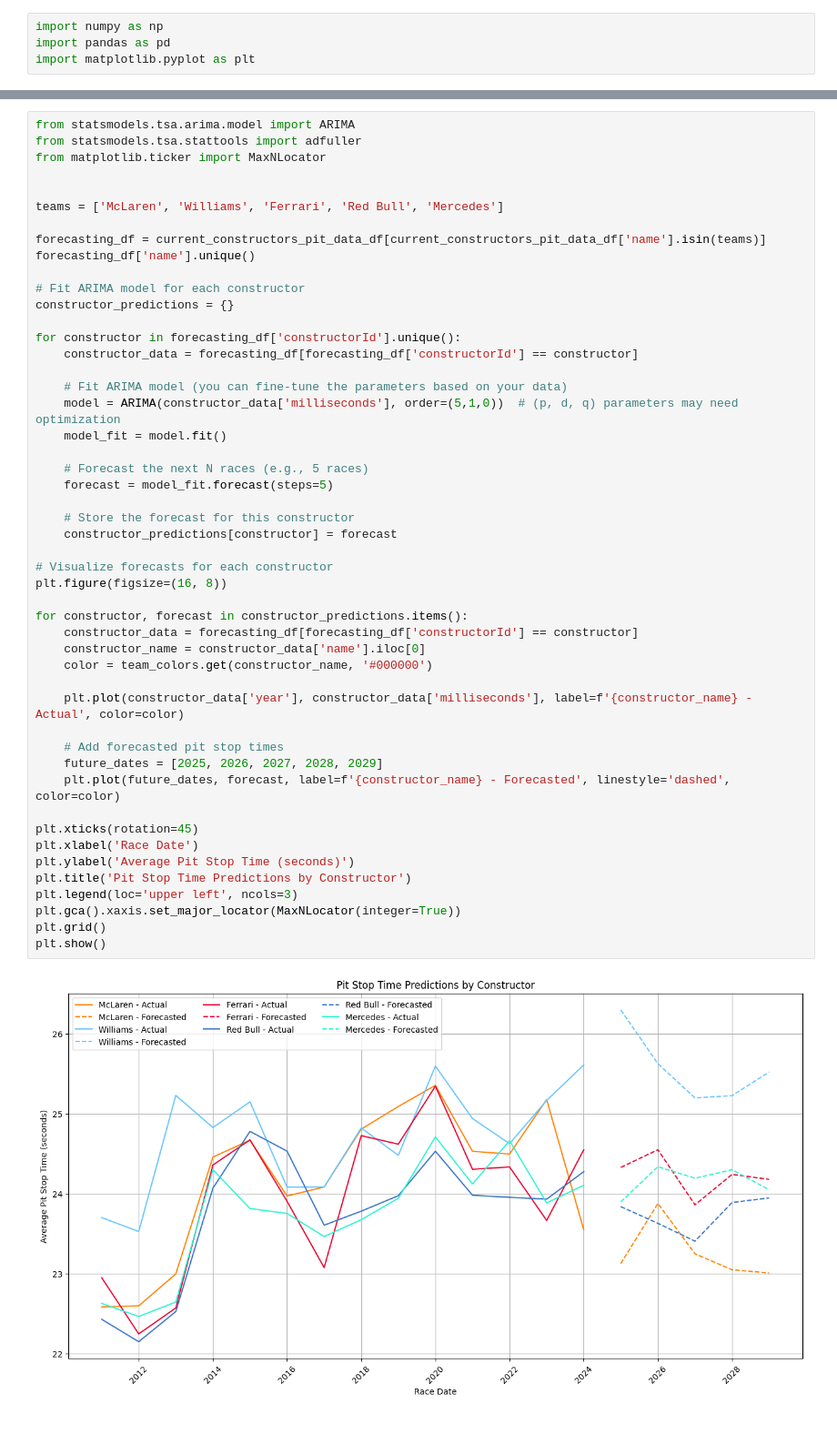
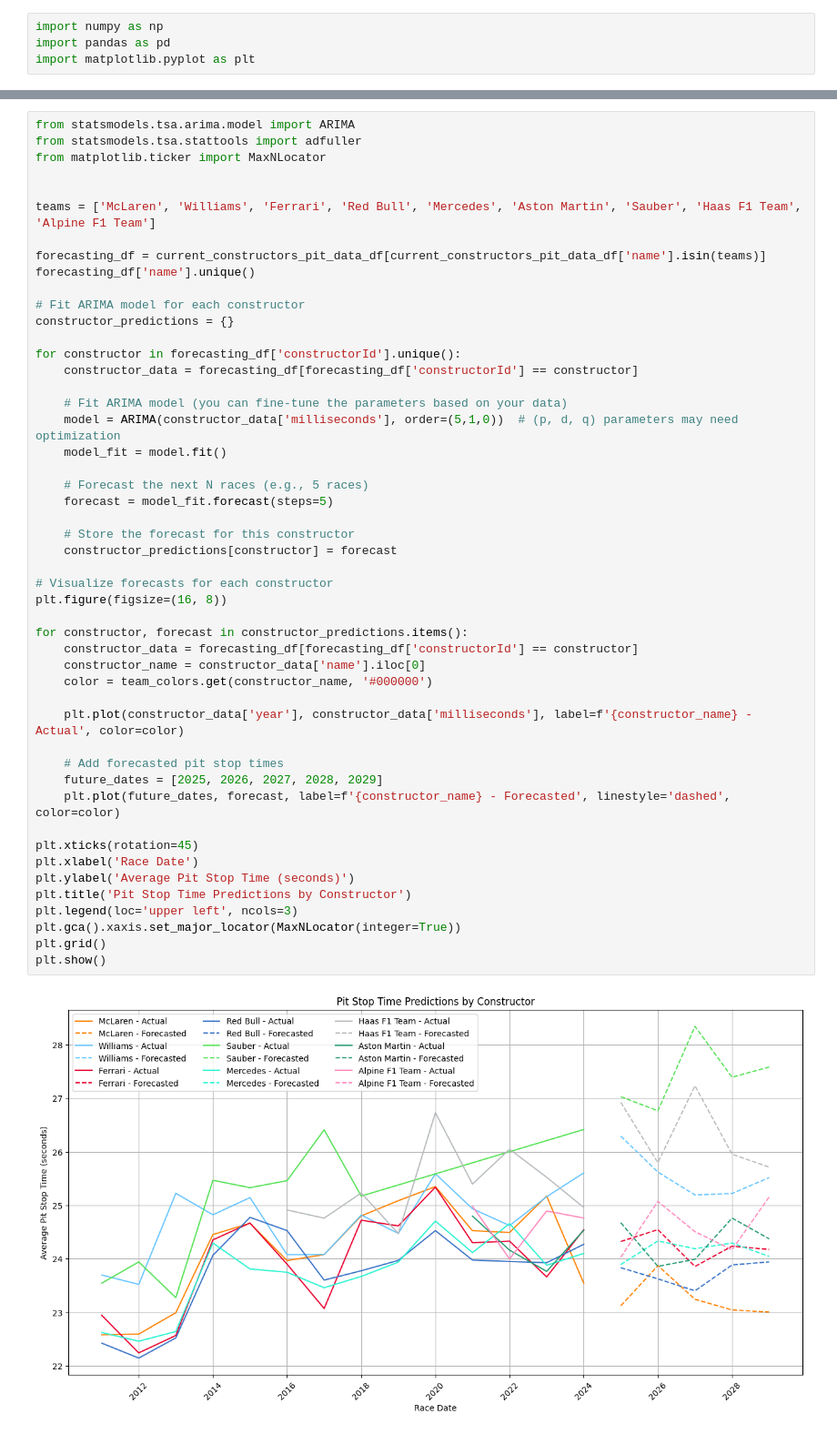
Before and after one commit to 911AstalusAdrian/MS3-FPM, a Jupyter notebook: Experimental Report/forecast_pit_stop_times.ipynb, the cells around one changed output, grey strips where cells are left out. Shown at 91% size. Cells and saved outputs as stored; diff of their text form.

Commit message:
Add more teams into the forecast

```diff
--- a/Experimental Report/forecast_pit_stop_times.ipynb
+++ b/Experimental Report/forecast_pit_stop_times.ipynb
@@ -76,7 +76,7 @@ from statsmodels.tsa.stattools import adfuller
 from matplotlib.ticker import MaxNLocator
 
 
-teams = ['McLaren', 'Williams', 'Ferrari', 'Red Bull', 'Mercedes']
+teams = ['McLaren', 'Williams', 'Ferrari', 'Red Bull', 'Mercedes', 'Aston Martin', 'Sauber', 'Haas F1 Team', 'Alpine F1 Team']
 
 forecasting_df = current_constructors_pit_data_df[current_constructors_pit_data_df['name'].isin(teams)]
 forecasting_df['name'].unique()
@@ -93,31 +93,31 @@ for constructor in forecasting_df['constructorId'].unique():
 
     # Forecast the next N races (e.g., 5 races)
     forecast = model_fit.forecast(steps=5)
 
     # Store the forecast for this constructor
     constructor_predictions[constructor] = forecast
 
 # Visualize forecasts for each constructor
 plt.figure(figsize=(16, 8))
 
 for constructor, forecast in constructor_predictions.items():
     constructor_data = forecasting_df[forecasting_df['constructorId'] == constructor]
     constructor_name = constructor_data['name'].iloc[0]
     color = team_colors.get(constructor_name, '#000000')
 
     plt.plot(constructor_data['year'], constructor_data['milliseconds'], label=f'{constructor_name} - Actual', color=color)
 
     # Add forecasted pit stop times
     future_dates = [2025, 2026, 2027, 2028, 2029]
     plt.plot(future_dates, forecast, label=f'{constructor_name} - Forecasted', linestyle='dashed', color=color)
 
 plt.xticks(rotation=45)
 plt.xlabel('Race Date')
 plt.ylabel('Average Pit Stop Time (seconds)')
 plt.title('Pit Stop Time Predictions by Constructor')
 plt.legend(loc='upper left', ncols=3)
 plt.gca().xaxis.set_major_locator(MaxNLocator(integer=True))
 plt.grid()
 plt.show()
 # %% [output]
-[figure, old version]
+[figure, new version]
```
